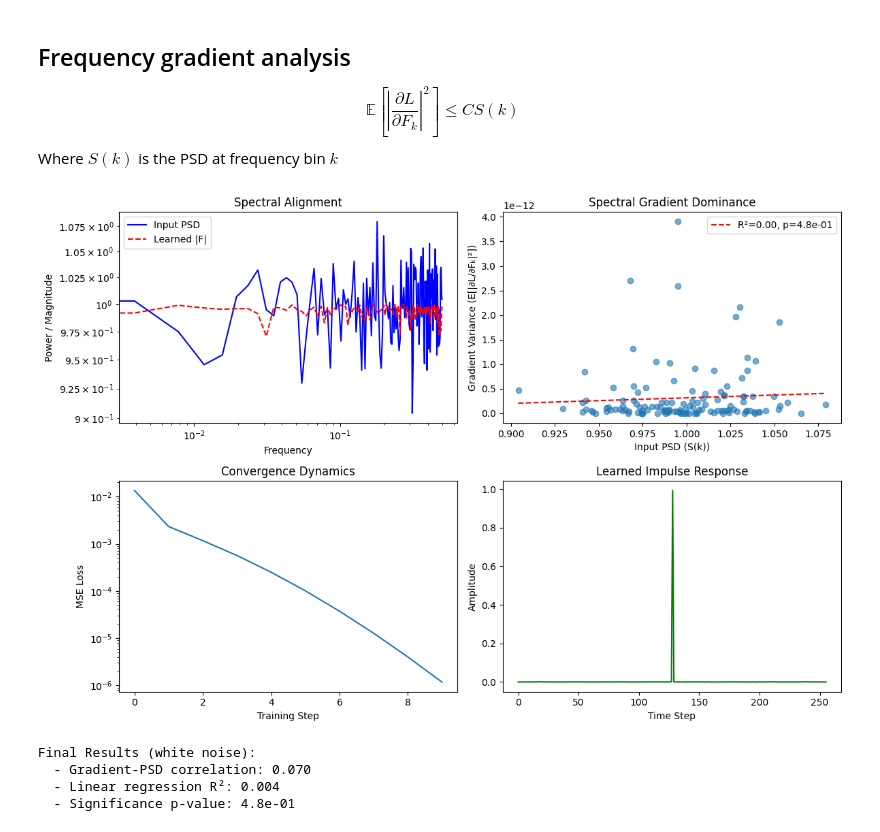
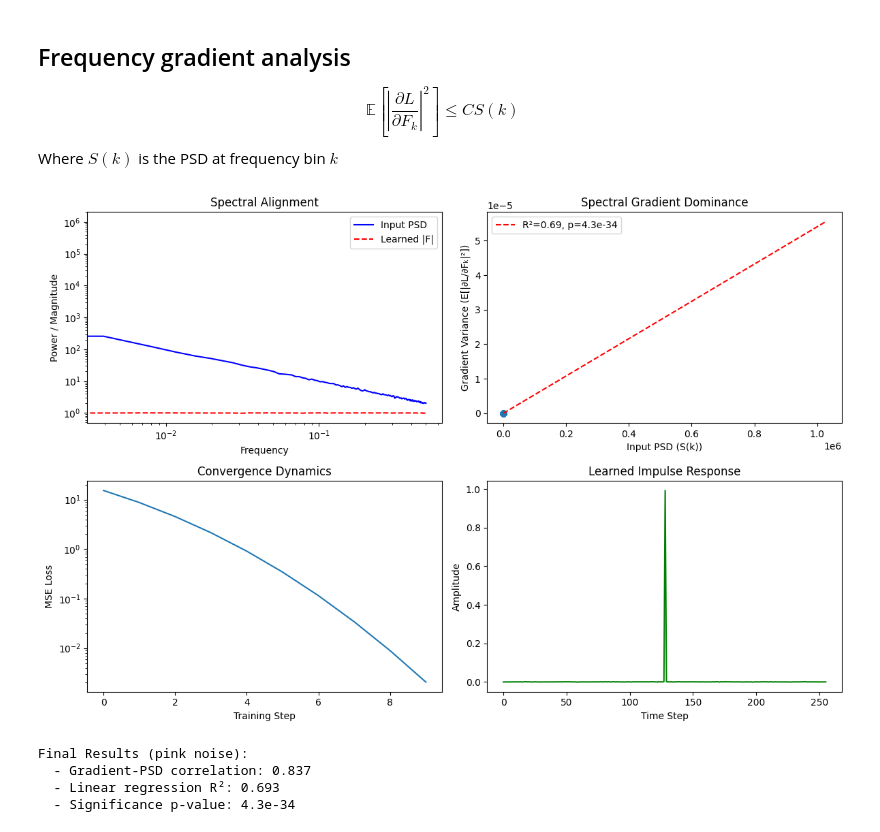
Before and after one commit to josephmargaryan/quantbayes, a Jupyter notebook: fourier_space.ipynb, the cells around one changed output. Saved outputs shown, nothing was run; the diff lists cells and outputs as text; code cells hidden in the pictures.

```diff
--- a/fourier_space.ipynb
+++ b/fourier_space.ipynb
@@ -1798,7 +1798,7 @@ BATCH_SIZE = 128
 IN_FEATURES = 256
 TRAIN_STEPS = 500
 LEARNING_RATE = 0.005
-NOISE_COLOR = 'white'  # 'white' or 'pink'
+NOISE_COLOR = 'pink'  # 'white' or 'pink'
 
 # ------------------------- Synthetic Data Generation ------------------------
 def create_colored_noise(batch_size, n_features, color='pink'):
@@ -1895,35 +1895,35 @@ def main():
 
     # Plot 3: Training Dynamics
     plt.subplot(223)
     plt.plot(losses)
     plt.yscale('log')
     plt.xlabel('Training Step')
     plt.ylabel('MSE Loss')
     plt.title('Convergence Dynamics')
 
     # Plot 4: Final Filter Response
     plt.subplot(224)
     impulse = jnp.zeros(IN_FEATURES).at[IN_FEATURES//2].set(1.0)
     response = model(impulse[None])[0]
     plt.plot(response, 'g-')
     plt.xlabel('Time Step')
     plt.ylabel('Amplitude')
     plt.title('Learned Impulse Response')
 
     plt.tight_layout()
     plt.show()
 
     # Print statistical validation
     print(f"\nFinal Results ({NOISE_COLOR} noise):")
     print(f"  - Gradient-PSD correlation: {corr:.3f}")
     print(f"  - Linear regression R²: {r_val**2:.3f}")
     print(f"  - Significance p-value: {p_val:.1e}")
 
 if __name__ == "__main__":
     main()
 # %% [output]
-[figure, old version]
+[figure, new version]
-Final Results (white noise):
-  - Gradient-PSD correlation: 0.070
-  - Linear regression R²: 0.004
-  - Significance p-value: 4.8e-01
+Final Results (pink noise):
+  - Gradient-PSD correlation: 0.837
+  - Linear regression R²: 0.693
+  - Significance p-value: 4.3e-34
```
Also changed, not shown: 10 other files.
